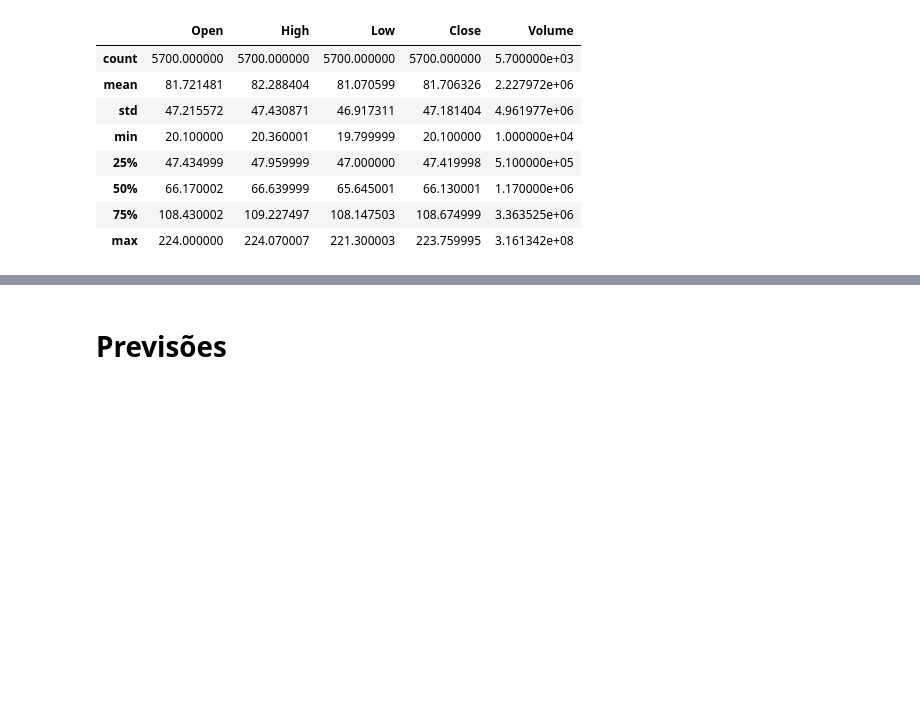
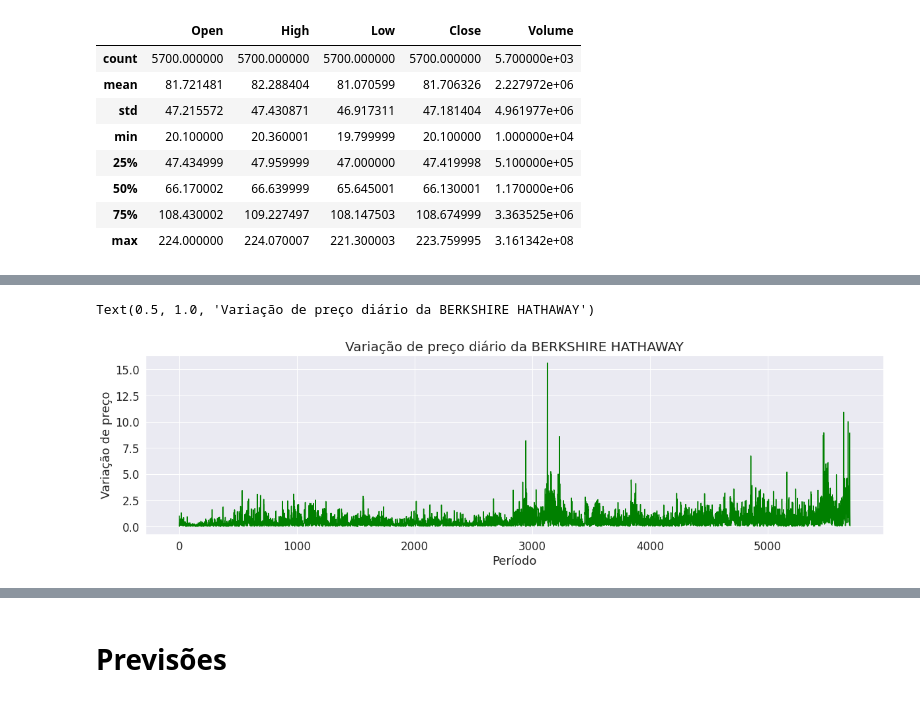
Before and after one commit to danielfoliveira4040/neural-network-stock-price, a Jupyter notebook: Stock_Market_Prediction.ipynb, the cells around one changed output, grey strips where cells are left out. Cells and saved outputs as stored; diff of their text form; code cells hidden in the pictures; blank space fills up the shorter version.

```diff
--- a/Stock_Market_Prediction.ipynb
+++ b/Stock_Market_Prediction.ipynb
@@ -136,3 +148,14 @@ Text(0.5, 1.0, 'Distribuição do Preço de Fechamento da Berkshire')
+# %%
+#Plotagem da variação de preço diária (Valor absoluto)
+variation_brk = abs(csv_treino['Close'] - csv_treino['Open'])
+plt.figure(figsize=(20,5))
+variation_brk.plot(label = 'Variação de preço', color = 'green')
+plt.ylabel('Variação de preço')
+plt.xlabel('Período')
+plt.title('Variação de preço diário da BERKSHIRE HATHAWAY')
+# %% [output]
+Text(0.5, 1.0, 'Variação de preço diário da BERKSHIRE HATHAWAY')
+[figure, added]
 # %%
 # COMPILAÇÃO DO RNN
 
```
Also changed, not shown: parts of 7 cells of this notebook.
